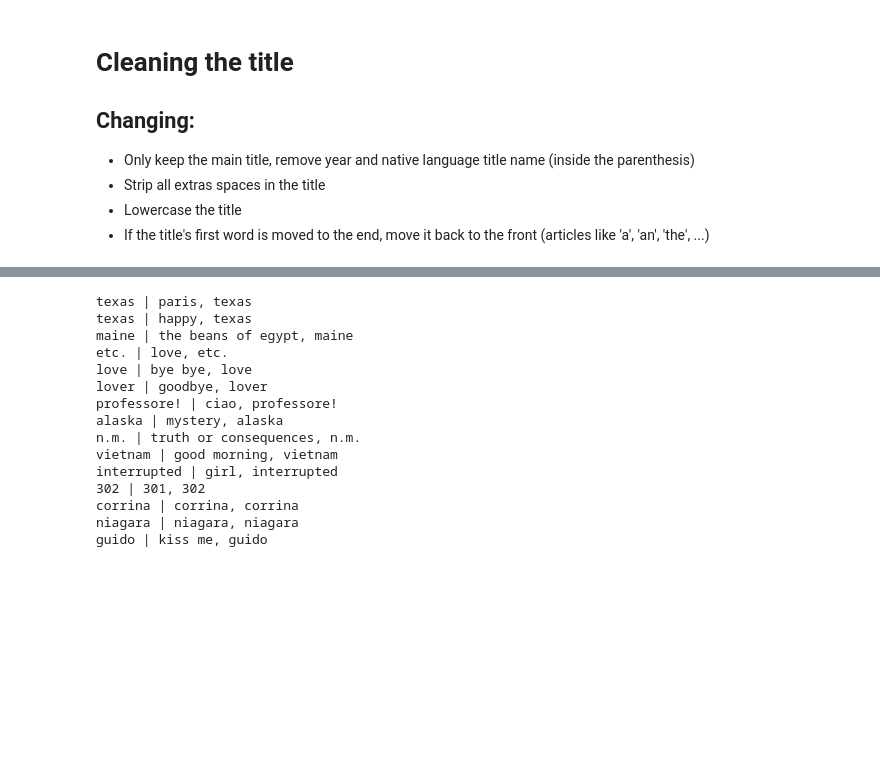
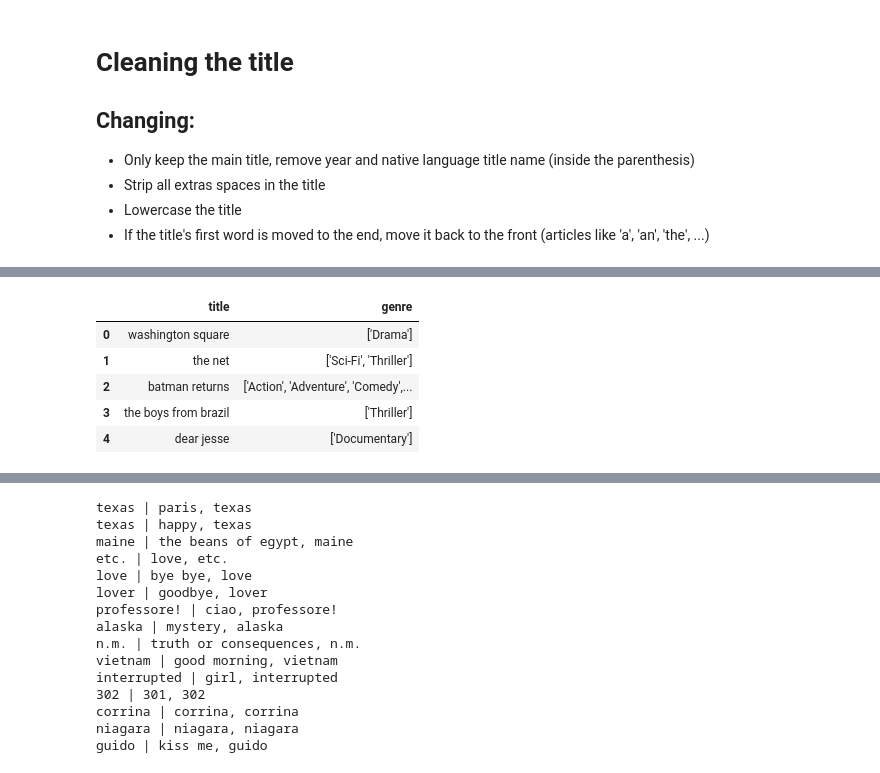
Before and after one commit to HHHMGK/ML-project, a Jupyter notebook: data/visualize_and_clean.ipynb, the cells around one changed output, grey strips where cells are left out. Saved outputs shown, nothing was run; the diff lists cells and outputs as text; code cells hidden in the pictures; blank space fills up the shorter version.

```diff
--- a/data/visualize_and_clean.ipynb
+++ b/data/visualize_and_clean.ipynb
@@ -107,0 +132,10 @@ movies_train['title'] = movies_train['title'].apply(cleanTitle)
+# %%
+df = pd.read_csv('../dataset/movies_train.csv', escapechar='\\', quoting=csv.QUOTE_NONE)
+df.head()
+# %% [output]
+|  | title | genre |
+| 0 | washington square | ['Drama'] |
+| 1 | the net | ['Sci-Fi', 'Thriller'] |
+| 2 | batman returns | ['Action', 'Adventure', 'Comedy',... |
+| 3 | the boys from brazil | ['Thriller'] |
+| 4 | dear jesse | ['Documentary'] |
```
Also changed, not shown: parts of 6 cells of this notebook, 4 other files.
